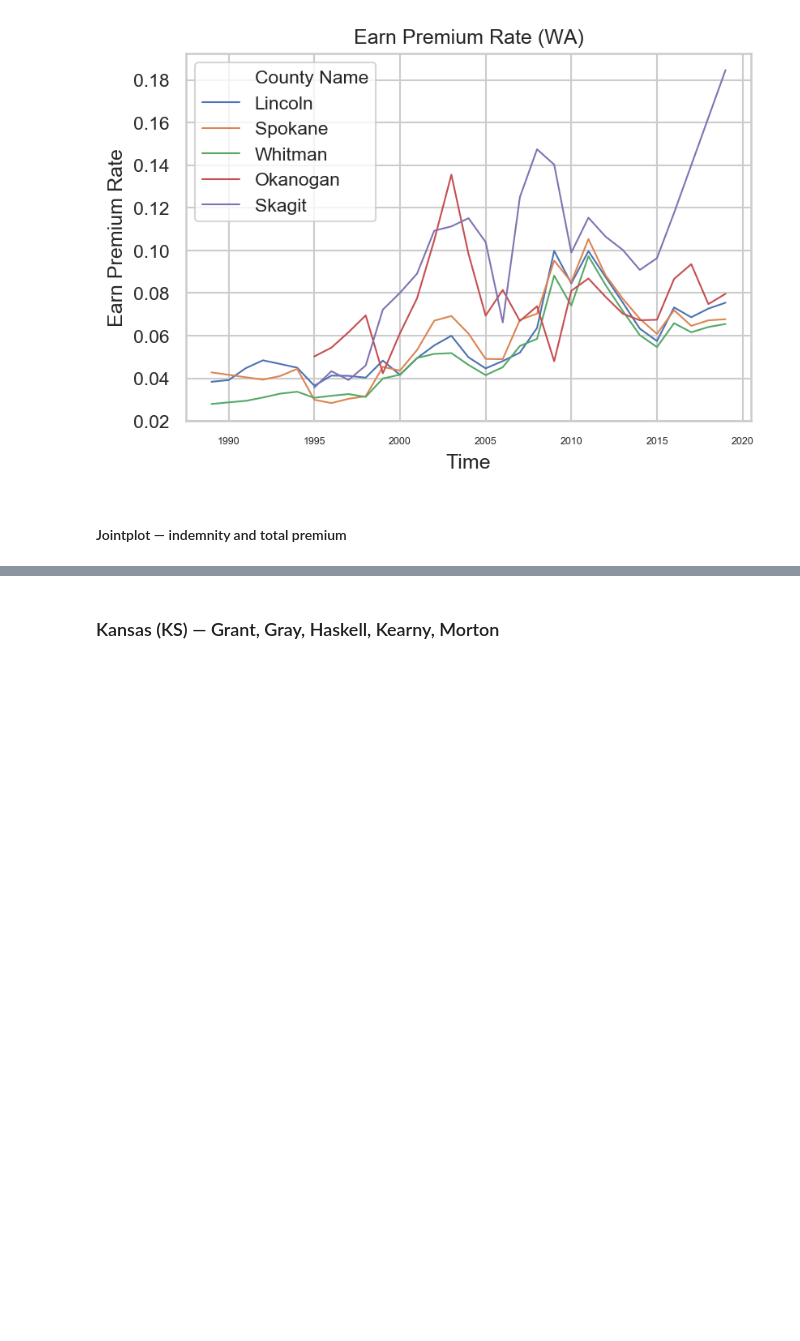
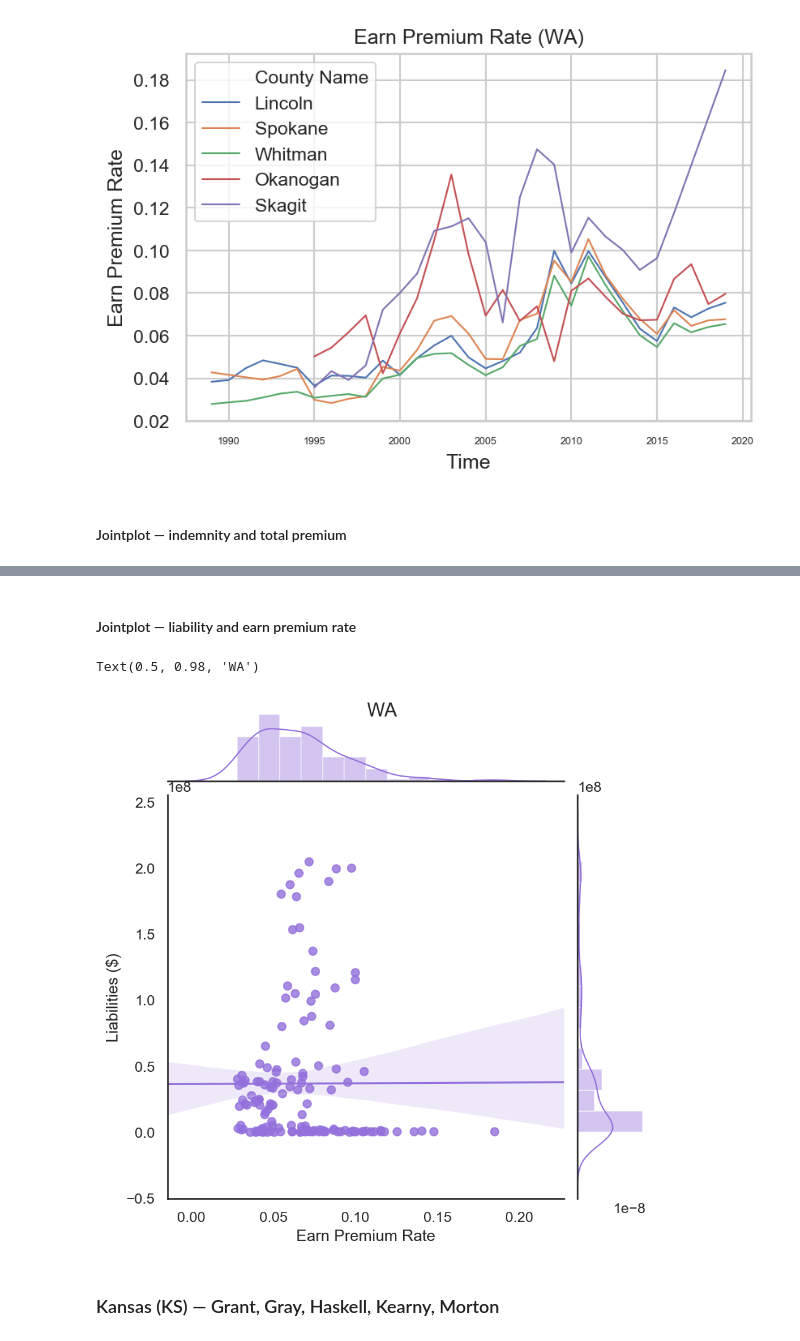
Before and after one commit to asmikumar/wheat-forecasting, a Jupyter notebook: predictive_report_generator.ipynb, the cells around one changed output, grey strips where cells are left out. Cells and saved outputs as stored; diff of their text form; code cells hidden in the pictures; blank space fills up the shorter version.

```diff
--- a/predictive_report_generator.ipynb
+++ b/predictive_report_generator.ipynb
@@ -426,3 +434,13 @@ plt.show()
+# %% [markdown]
+#### Jointplot — liability and earn premium rate
+# %%
+sns.set_style("white")
+indemnity_premium_jointplot = sns.jointplot(x="Earn Prem Rate", y="Liabilities ($)", data=df_insurance_WA[['Earn Prem Rate', 'Liabilities ($)']], kind='reg', color='mediumpurple')
+indemnity_premium_jointplot.set_axis_labels("Earn Premium Rate", "Liabilities ($)")
+indemnity_premium_jointplot.fig.suptitle("WA")
+# %% [output]
+Text(0.5, 0.98, 'WA')
+[figure, added]
 # %% [markdown]
 ### Kansas (KS) — Grant, Gray, Haskell, Kearny, Morton
 # %%
```
Also changed, not shown: parts of 4 cells of this notebook, 22 other files.
